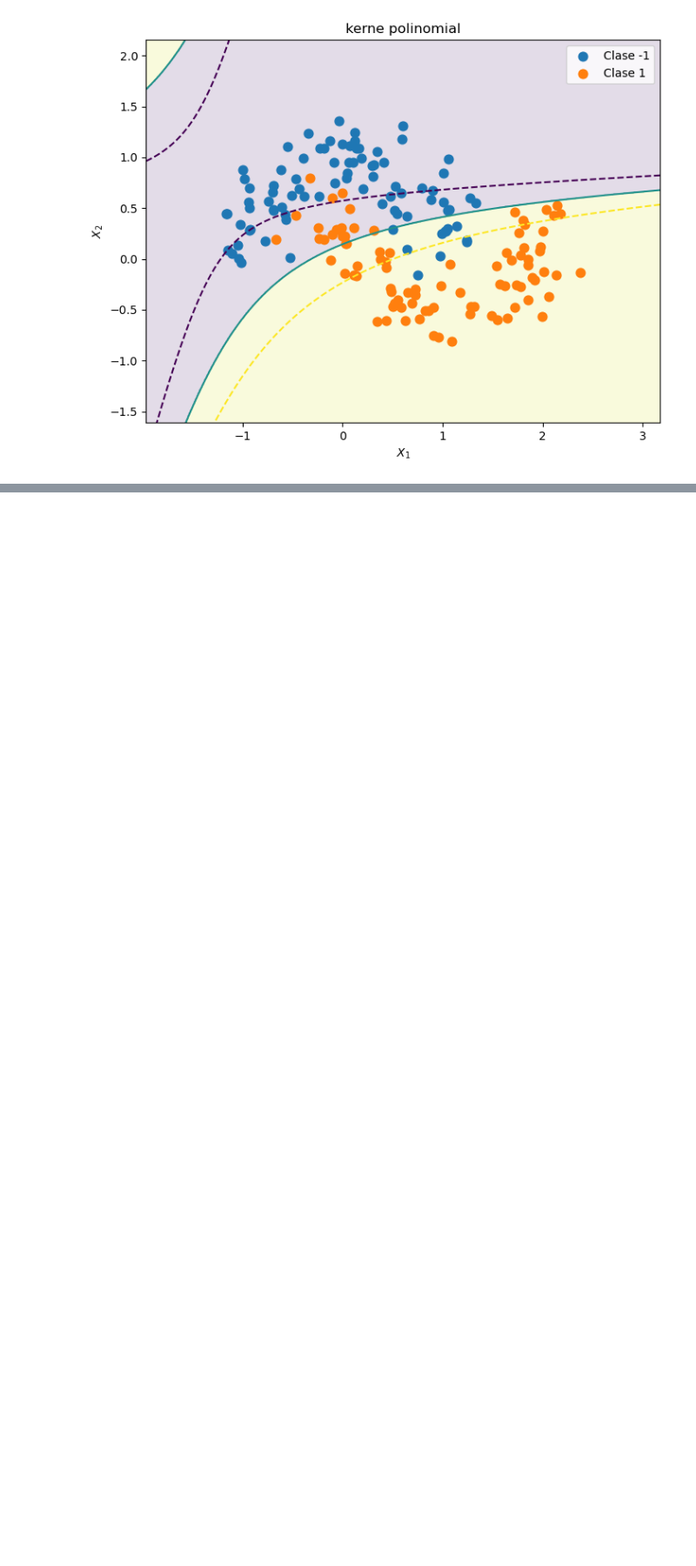
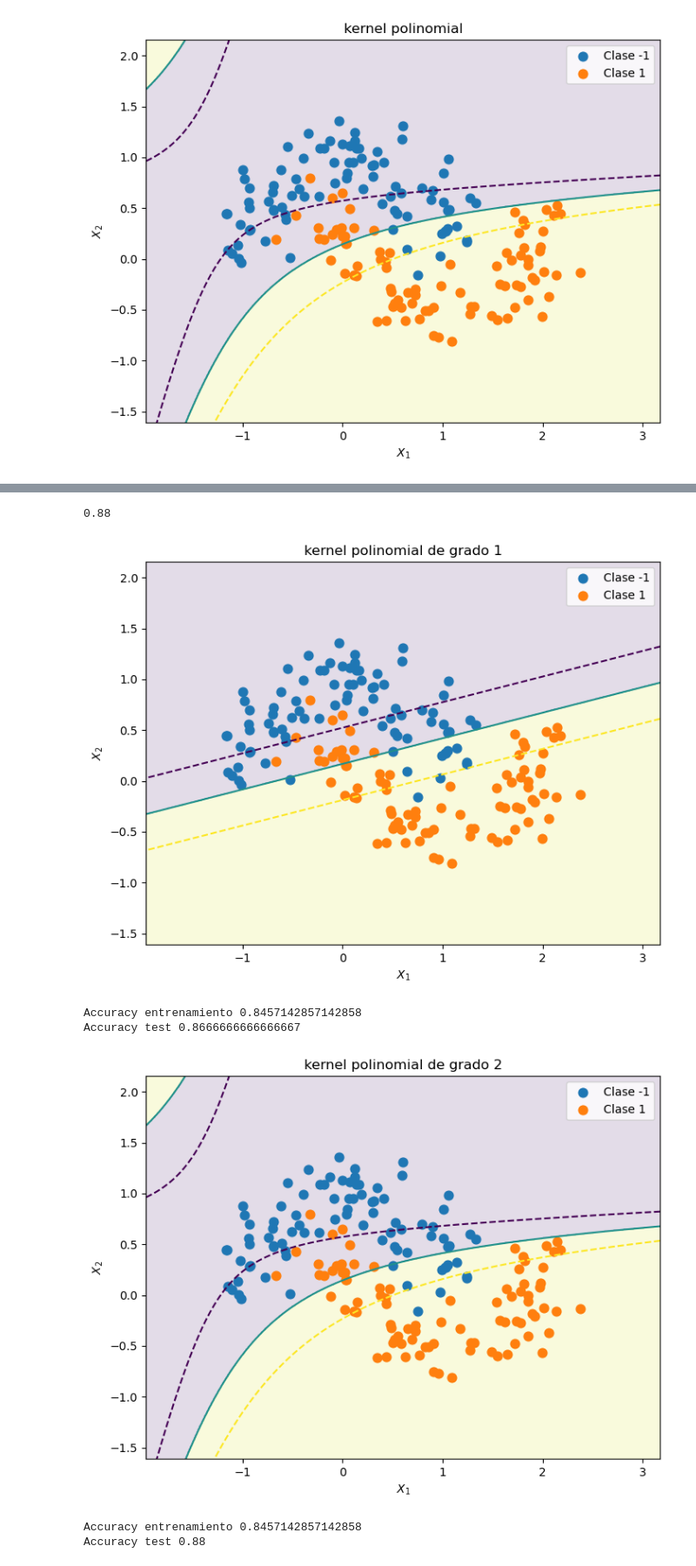
Before and after one commit to gdiek/Temas-selectos-de-aprendizaje-de-maquina-2-Diego-Trejo, a Jupyter notebook: Practica 13 Maquinas de soporte vectoria.ipynb, the cells around one changed output, grey strips where cells are left out. Shown at 87% size. Drawn from its saved outputs; the diff is of its cells as text; code cells hidden in the pictures; blank space fills up the shorter version.

```diff
--- a/Practica 13 Maquinas de soporte vectoria.ipynb
+++ b/Practica 13 Maquinas de soporte vectoria.ipynb
@@ -200,0 +212,35 @@ graficar_modelo(modelo_poly2, X_train,y_train, titulo = "kerne polinomial")
+# %%
+accuracy_score(y_test, modelo_poly2.predict(X_test))
+# %% [output]
+0.88
+# %%
+
+for i in range(1,6):
+    modelo_poly2 = Pipeline([
+        (
+            "scaler",
+            StandardScaler()
+        ),
+        (
+            "svc",
+            SVC(
+                kernel="poly",
+                degree=i,
+                C=1,
+                gamma="scale",
+                coef0=1
+            )
+        )
+    ])
+
+    modelo_poly2.fit(X_train,y_train)
+    graficar_modelo(modelo_poly2, X_train,y_train, titulo = f"kernel polinomial de grado {i}")
+    print("Accuracy entrenamiento",accuracy_score(y_train,modelo_poly2.predict(X_train)))
+    print("Accuracy test",accuracy_score(y_test, modelo_poly2.predict(X_test)))
+# %% [output]
+[figure, added]
+Accuracy entrenamiento 0.8457142857142858
+Accuracy test 0.8666666666666667
+[figure, added]
+Accuracy entrenamiento 0.8457142857142858
+Accuracy test 0.88
```
Also changed, not shown: parts of 24 cells of this notebook, 8 other files.
